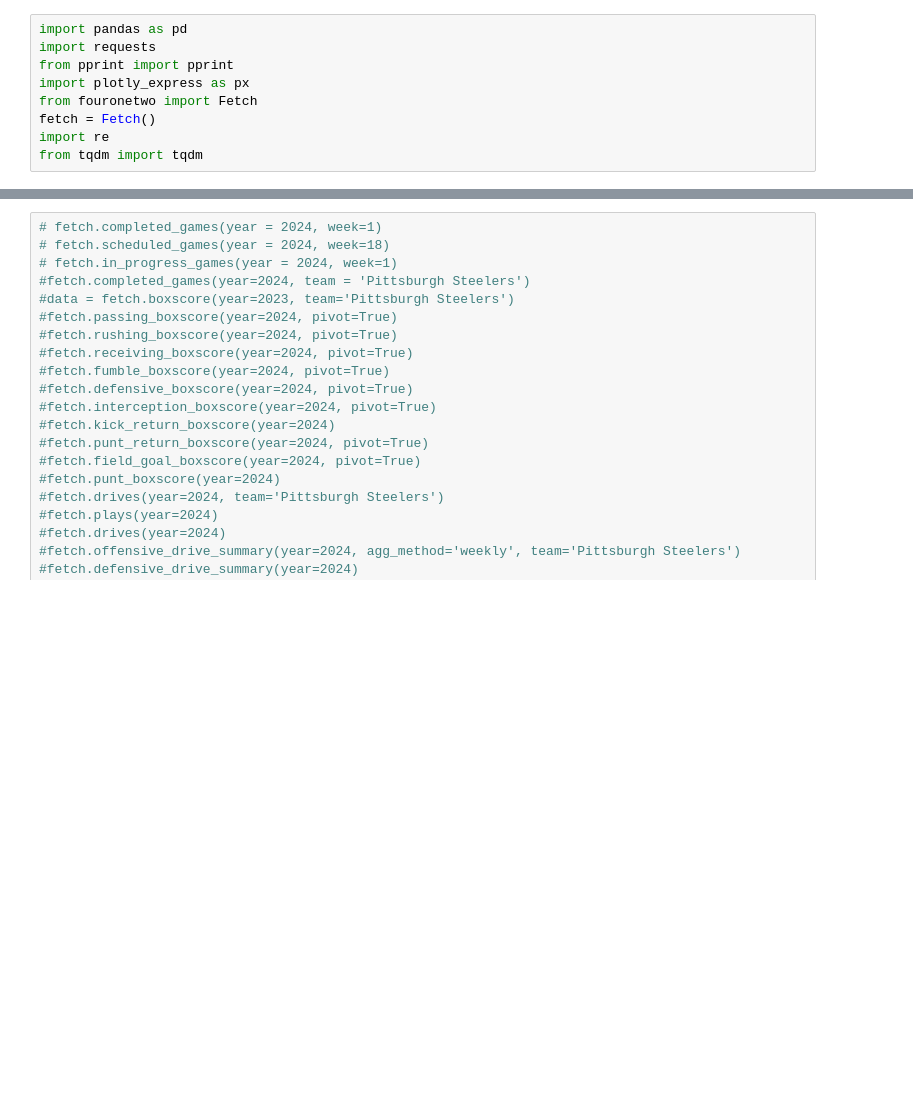
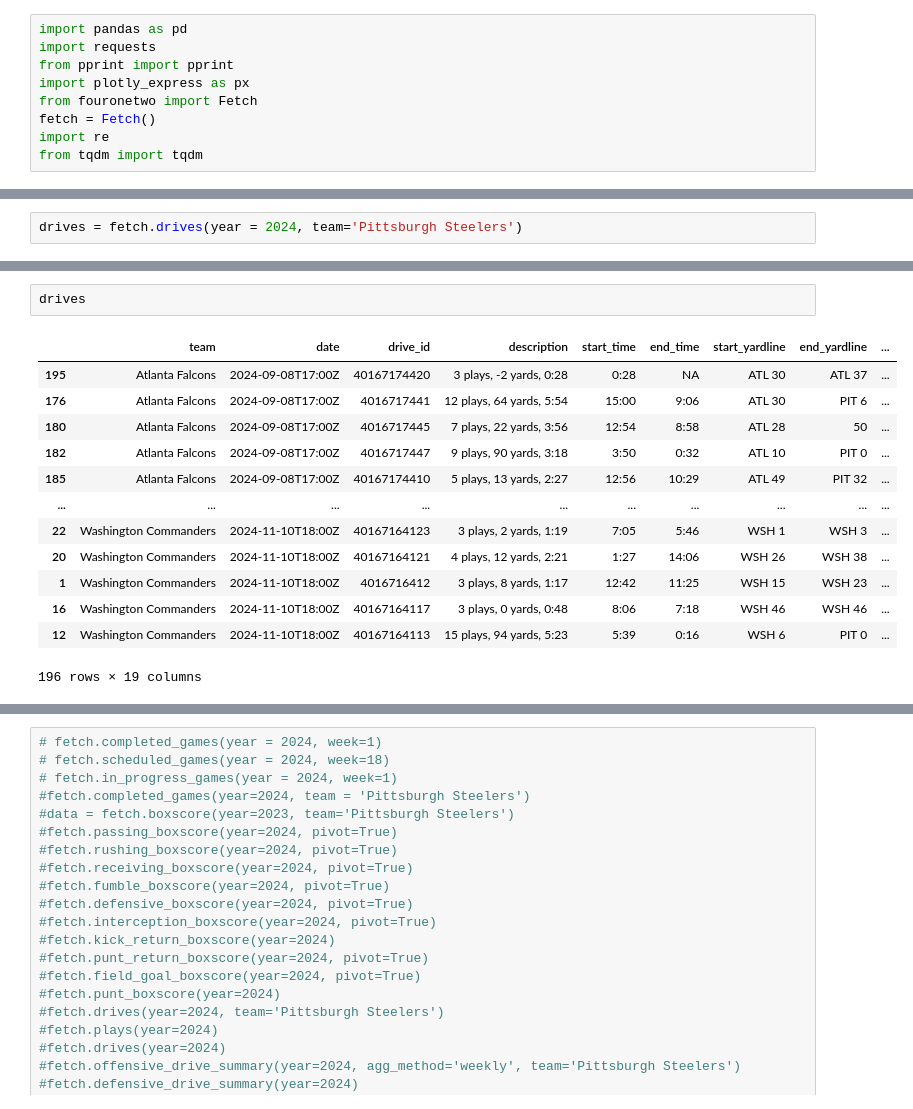
Before and after one commit to ajpaladi/412analytics, a Jupyter notebook: fouronetwo_testing.ipynb, the cells around one changed output, grey strips where cells are left out. Saved outputs shown, nothing was run; the diff lists cells and outputs as text; blank space fills up the shorter version.

```diff
--- a/fouronetwo_testing.ipynb
+++ b/fouronetwo_testing.ipynb
@@ -9,0 +125,2 @@ from tqdm import tqdm
+# %%
+drives = fetch.drives(year = 2024, team='Pittsburgh Steelers')
@@ -9,0 +146,16 @@ from tqdm import tqdm
+# %%
+drives
+# %% [output]
+|  | team | date | drive_id | description | start_time | end_time | start_yardline | end_yardline | ... |
+| 195 | Atlanta Falcons | 2024-09-08T17:00Z | 40167174420 | 3 plays, -2 yards, 0:28 | 0:28 | NA | ATL 30 | ATL 37 | ... |
+| 176 | Atlanta Falcons | 2024-09-08T17:00Z | 4016717441 | 12 plays, 64 yards, 5:54 | 15:00 | 9:06 | ATL 30 | PIT 6 | ... |
+| 180 | Atlanta Falcons | 2024-09-08T17:00Z | 4016717445 | 7 plays, 22 yards, 3:56 | 12:54 | 8:58 | ATL 28 | 50 | ... |
+| 182 | Atlanta Falcons | 2024-09-08T17:00Z | 4016717447 | 9 plays, 90 yards, 3:18 | 3:50 | 0:32 | ATL 10 | PIT 0 | ... |
+| 185 | Atlanta Falcons | 2024-09-08T17:00Z | 40167174410 | 5 plays, 13 yards, 2:27 | 12:56 | 10:29 | ATL 49 | PIT 32 | ... |
+| ... | ... | ... | ... | ... | ... | ... | ... | ... | ... |
+| 22 | Washington Commanders | 2024-11-10T18:00Z | 40167164123 | 3 plays, 2 yards, 1:19 | 7:05 | 5:46 | WSH 1 | WSH 3 | ... |
+| 20 | Washington Commanders | 2024-11-10T18:00Z | 40167164121 | 4 plays, 12 yards, 2:21 | 1:27 | 14:06 | WSH 26 | WSH 38 | ... |
+| 1 | Washington Commanders | 2024-11-10T18:00Z | 4016716412 | 3 plays, 8 yards, 1:17 | 12:42 | 11:25 | WSH 15 | WSH 23 | ... |
+| 16 | Washington Commanders | 2024-11-10T18:00Z | 40167164117 | 3 plays, 0 yards, 0:48 | 8:06 | 7:18 | WSH 46 | WSH 46 | ... |
+| 12 | Washington Commanders | 2024-11-10T18:00Z | 40167164113 | 15 plays, 94 yards, 5:23 | 5:39 | 0:16 | WSH 6 | PIT 0 | ... |
+196 rows × 19 columns
```
Also changed, not shown: parts of 22 cells of this notebook, 6 other files.
